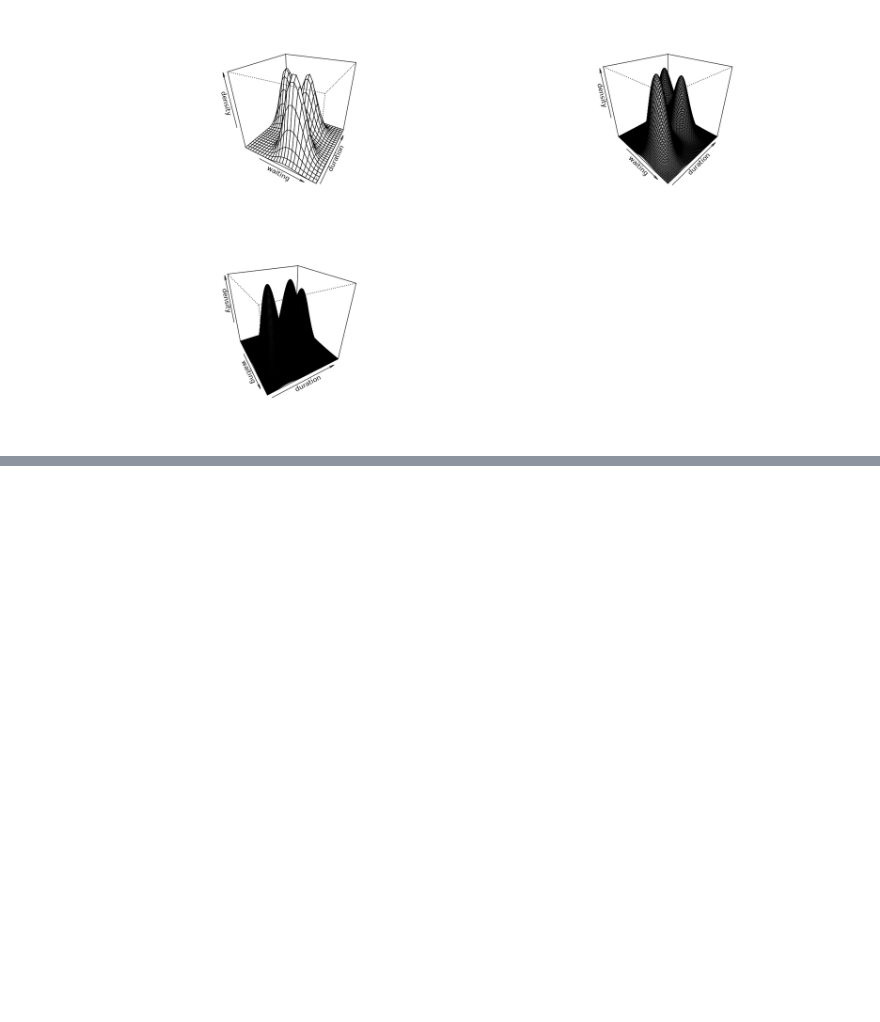
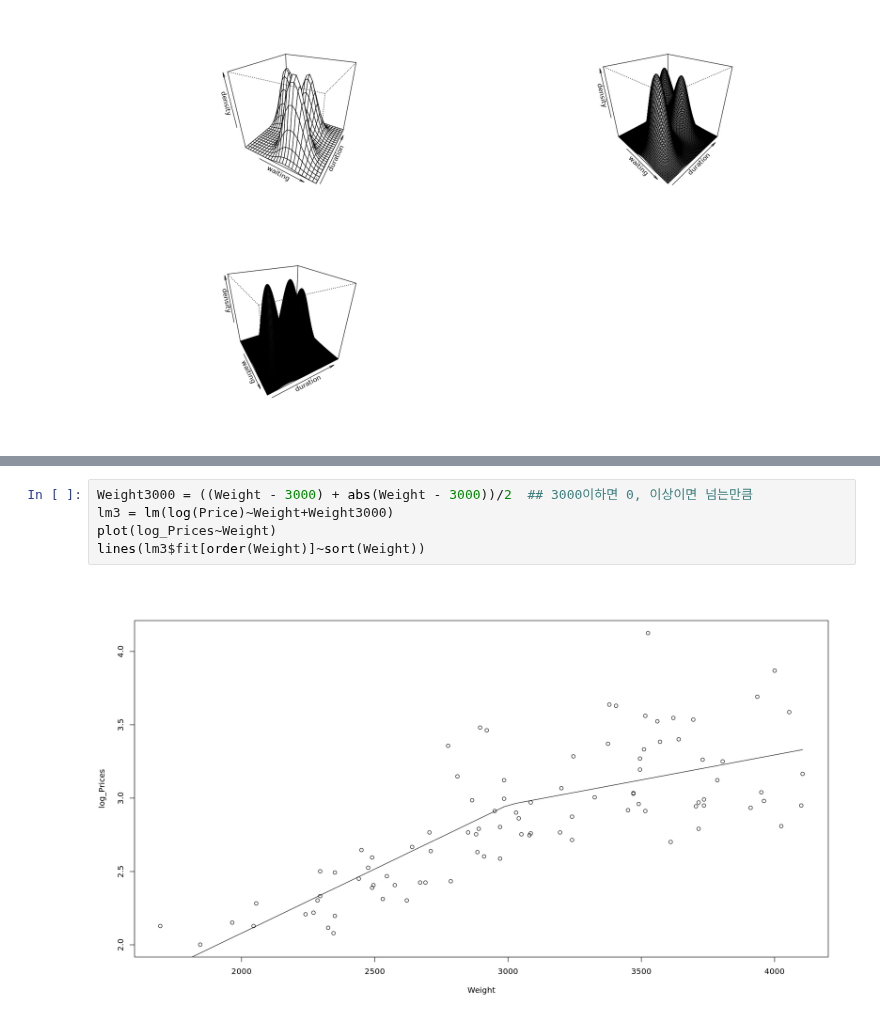
Before and after one commit to HollyRiver/R, a Jupyter notebook: EDA/0509.ipynb, the cells around one changed output, grey strips where cells are left out. Saved outputs shown, nothing was run; the diff lists cells and outputs as text; blank space fills up the shorter version.

```diff
--- a/EDA/0509.ipynb
+++ b/EDA/0509.ipynb
@@ -126,0 +180,7 @@ persp(density3, phi = 30, theta = 60, xlab = "waiting", ylab = "duration", zlab
+# %%
+Weight3000 = ((Weight - 3000) + abs(Weight - 3000))/2  ## 3000이하면 0, 이상이면 넘는만큼
+lm3 = lm(log(Price)~Weight+Weight3000)
+plot(log_Prices~Weight)
+lines(lm3$fit[order(Weight)]~sort(Weight))
+# %% [output]
+[figure, added]
```
Also changed, not shown: parts of 14 cells of this notebook, 3 other files.
